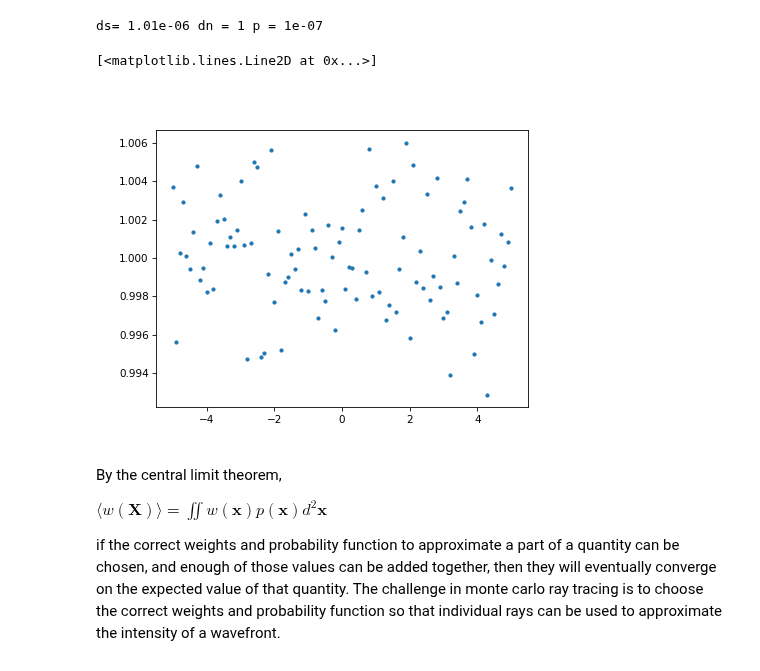
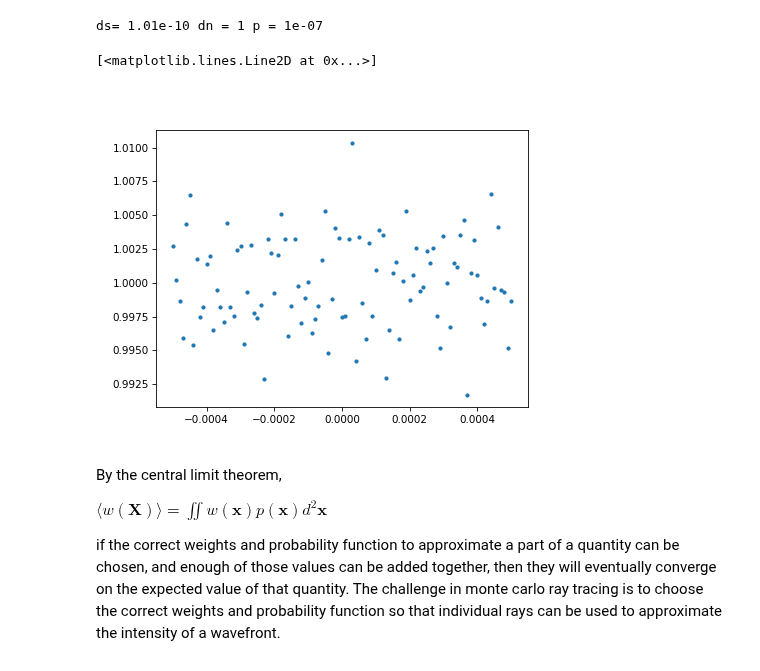
Before and after one commit to DavidLanders95/MonteCarloMS, a Jupyter notebook: basic_monte_carlo_amplitude_tests.ipynb, the cells around one changed output. Cells and saved outputs as stored; diff of their text form; code cells hidden in the pictures.

```diff
--- a/basic_monte_carlo_amplitude_tests.ipynb
+++ b/basic_monte_carlo_amplitude_tests.ipynb
@@ -31,13 +31,13 @@ z_prop = z_aper - z_det
 # Given data for the setup
 num_px_source_x = int(1e7)
 num_px_source_y = 1
-num_px_det_x = 100
+num_px_det_x = 10000
 num_px_det_y = 1
 num_px_aper_x = 101
 num_px_aper_y = 1
 
-det_px_width_x = 0.01
-aper_px_width_x = 0.1
+det_px_width_x = 0.001
+aper_px_width_x = 0.00001
 
 aper_width = aper_px_width_x * num_px_aper_x
 
@@ -93,35 +93,35 @@ mask = np.logical_and(
     np.logical_and(
         0 <= pixel_coords_y,
         pixel_coords_y < sy
     ),
     np.logical_and(
         0 <= pixel_coords_x,
         pixel_coords_x < sx
     )
 )
 
 flat_icds = np.ravel_multi_index(
     [
         pixel_coords_y[mask],
         pixel_coords_x[mask],
     ],
     aper_image_real.shape
 )
 
 np.add.at(
     aper_image_real.ravel(),
     flat_icds,
     ray_amplitude,
 )
 
 aper_image_real *= 1 / (N * aper_px_width_x)
 
 plt.figure()
 plt.plot(aperture_x_coords, aper_image_real[0, :], '.')
 # %% [output]
-ds= 1.01e-06 dn = 1 p = 1e-07
+ds= 1.01e-10 dn = 1 p = 1e-07
 [<matplotlib.lines.Line2D at 0x...>]
-[figure, old version]
+[figure, new version]
 # %% [markdown]
 
 
```
Also changed, not shown: parts of 7 cells of this notebook.
